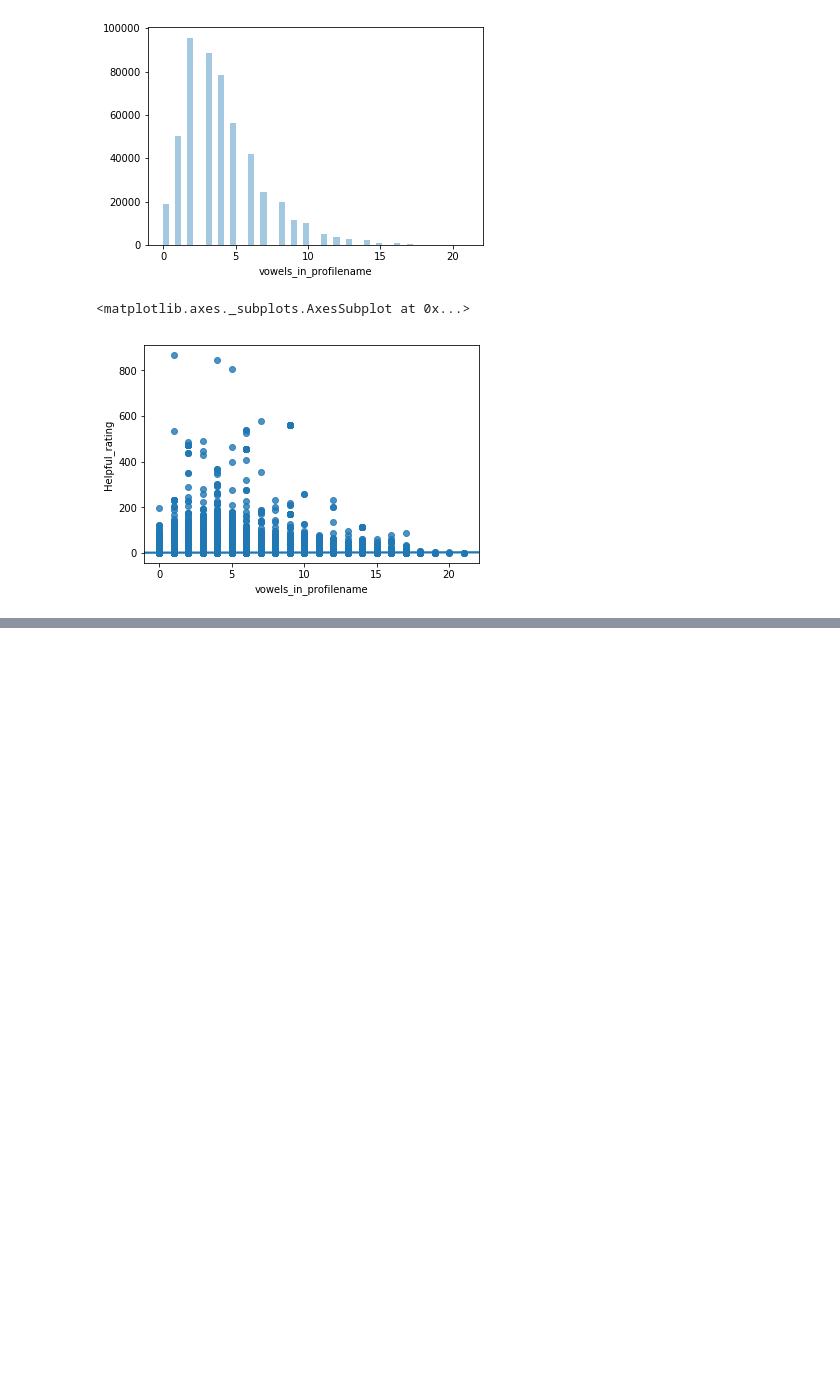
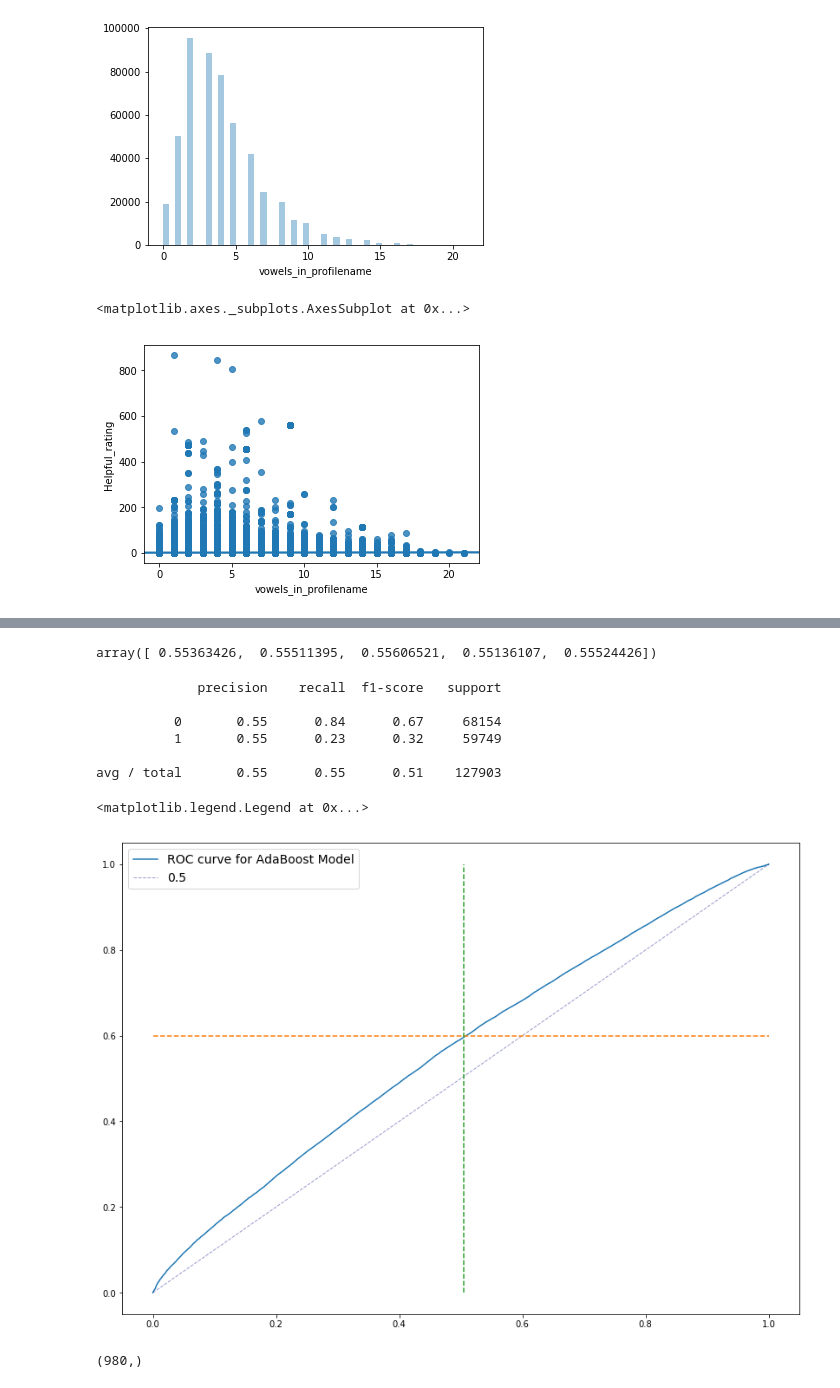
Before and after one commit to jonwithers/amazon-reviews, a Jupyter notebook: EDA.ipynb, the cells around one changed output, grey strips where cells are left out. Saved outputs shown, nothing was run; the diff lists cells and outputs as text; code cells hidden in the pictures; blank space fills up the shorter version.

```diff
--- a/EDA.ipynb
+++ b/EDA.ipynb
@@ -366,0 +430,2 @@ sns.regplot(x = 'vowels_in_profilename', y = 'Helpful_rating', data = df)
+# %%
+tr.fit(X_train, y_train)
@@ -366,0 +472,4 @@ sns.regplot(x = 'vowels_in_profilename', y = 'Helpful_rating', data = df)
+# %%
+ada = AdaBoostClassifier(base_estimator=DecisionTreeClassifier(),n_estimators=10)
+# %%
+ada.fit(X_train, y_train.values.reshape(383706,))
@@ -366,0 +487,4 @@ sns.regplot(x = 'vowels_in_profilename', y = 'Helpful_rating', data = df)
+# %%
+cross_val_score(ada, X_train, y_train.values.reshape(383706,), cv = 5)
+# %% [output]
+array([ 0.55363426,  0.55511395,  0.55606521,  0.55136107,  0.55524426])
@@ -366,0 +493,23 @@ sns.regplot(x = 'vowels_in_profilename', y = 'Helpful_rating', data = df)
+# %%
+print(classification_report(y_test, ada.predict(X_test)))
+# %% [output]
+             precision    recall  f1-score   support
+
+          0       0.55      0.84      0.67     68154
+          1       0.55      0.23      0.32     59749
+
+avg / total       0.55      0.55      0.51    127903
+# %%
+fpr, tpr, _ = roc_curve(y_test, [i[1] for i in ada.predict_proba(X_test)])
+# %%
+vert = 0.505
+plt.figure(figsize = (14,10))
+plt.plot(fpr, tpr, label = "ROC curve for AdaBoost Model")
+plt.plot([0, 1], [0, 1], color='navy', lw=1, linestyle='--', alpha=  0.4, label = "0.5")
+plt.plot([0,1], [0.6,0.6], linestyle = '--')
+plt.plot([vert,vert], [0,1], linestyle = '--')
+plt.legend(fontsize = 14)
+# plt.savefig("../assets/visualizations/roc.png")
+# %% [output]
+<matplotlib.legend.Legend at 0x...>
+[figure, added]
@@ -366,0 +518,4 @@ sns.regplot(x = 'vowels_in_profilename', y = 'Helpful_rating', data = df)
+# %%
+df['ProfileName'][df['profile_length'] == df['profile_length'].min()].shape
+# %% [output]
+(980,)
```
Also changed, not shown: parts of 49 cells of this notebook, 4 other files.
